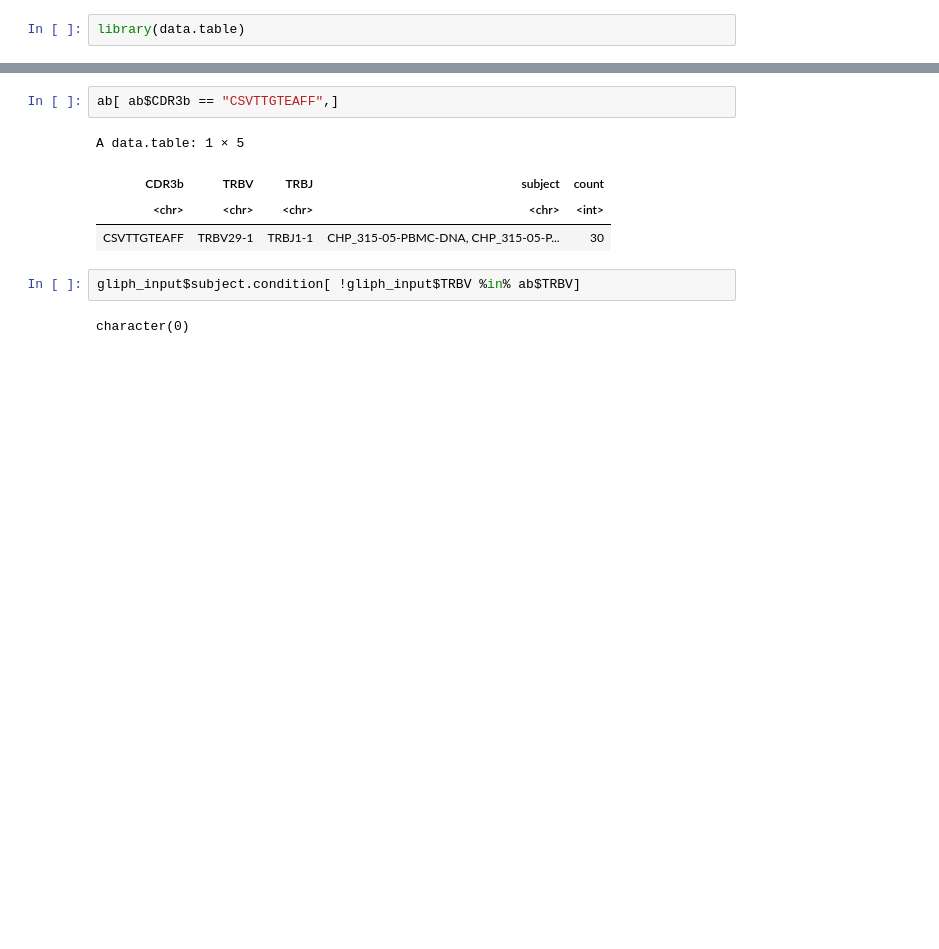
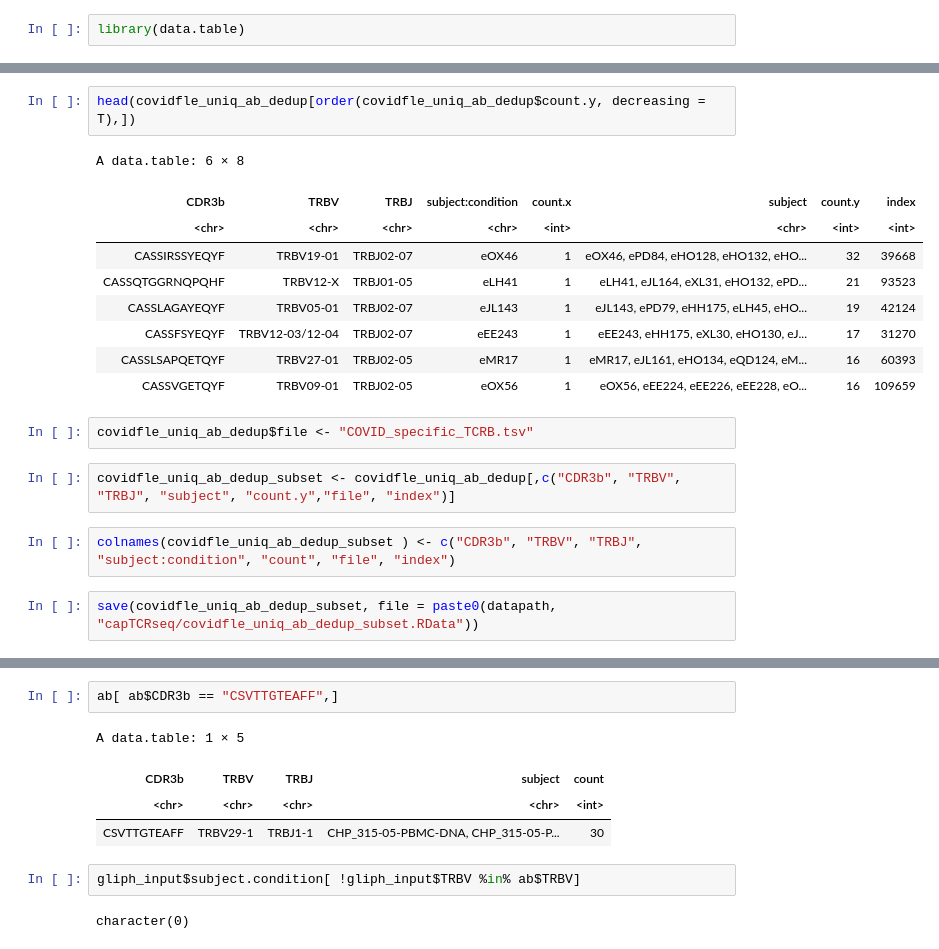
Before and after one commit to pughlab/ped_CapTCRseq, a Jupyter notebook: notebooks/000_GLIPH.ipynb, the cells around one changed output, grey strips where cells are left out. Saved outputs shown, nothing was run; the diff lists cells and outputs as text; blank space fills up the shorter version.

```diff
--- a/notebooks/000_GLIPH.ipynb
+++ b/notebooks/000_GLIPH.ipynb
@@ -132,0 +241,20 @@ A data.table: 2689 × 5
+# %%
+head(covidfle_uniq_ab_dedup[order(covidfle_uniq_ab_dedup$count.y, decreasing = T),])
+# %% [output]
+A data.table: 6 × 8
+| CDR3b | TRBV | TRBJ | subject:condition | count.x | subject | count.y | index |
+| <chr> | <chr> | <chr> | <chr> | <int> | <chr> | <int> | <int> |
+| CASSIRSSYEQYF | TRBV19-01 | TRBJ02-07 | eOX46 | 1 | eOX46, ePD84, eHO128, eHO132, eHO... | 32 | 39668 |
+| CASSQTGGRNQPQHF | TRBV12-X | TRBJ01-05 | eLH41 | 1 | eLH41, eJL164, eXL31, eHO132, ePD... | 21 | 93523 |
+| CASSLAGAYEQYF | TRBV05-01 | TRBJ02-07 | eJL143 | 1 | eJL143, ePD79, eHH175, eLH45, eHO... | 19 | 42124 |
+| CASSFSYEQYF | TRBV12-03/12-04 | TRBJ02-07 | eEE243 | 1 | eEE243, eHH175, eXL30, eHO130, eJ... | 17 | 31270 |
+| CASSLSAPQETQYF | TRBV27-01 | TRBJ02-05 | eMR17 | 1 | eMR17, eJL161, eHO134, eQD124, eM... | 16 | 60393 |
+| CASSVGETQYF | TRBV09-01 | TRBJ02-05 | eOX56 | 1 | eOX56, eEE224, eEE226, eEE228, eO... | 16 | 109659 |
+# %%
+covidfle_uniq_ab_dedup$file <- "COVID_specific_TCRB.tsv"
+# %%
+covidfle_uniq_ab_dedup_subset <- covidfle_uniq_ab_dedup[,c("CDR3b", "TRBV", "TRBJ", "subject", "count.y","file", "index")]
+# %%
+colnames(covidfle_uniq_ab_dedup_subset ) <- c("CDR3b", "TRBV", "TRBJ", "subject:condition", "count", "file", "index")
+# %%
+save(covidfle_uniq_ab_dedup_subset, file = paste0(datapath, "capTCRseq/covidfle_uniq_ab_dedup_subset.RData"))
```
Also changed, not shown: parts of 55 cells of this notebook.
